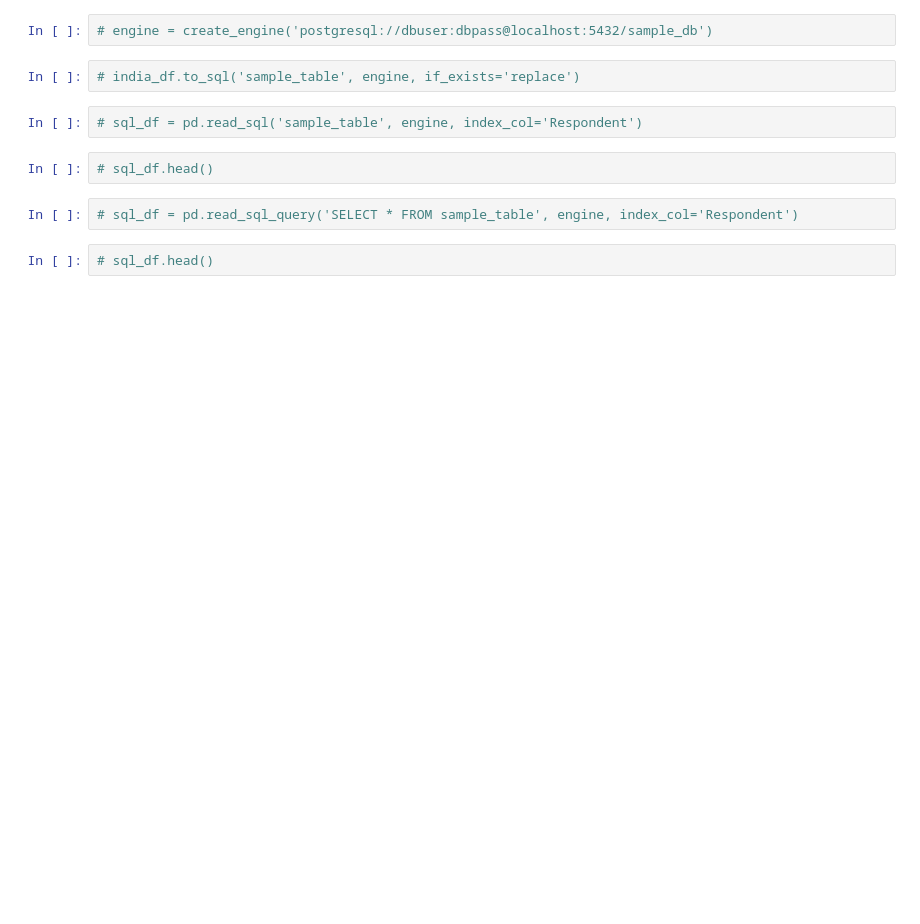
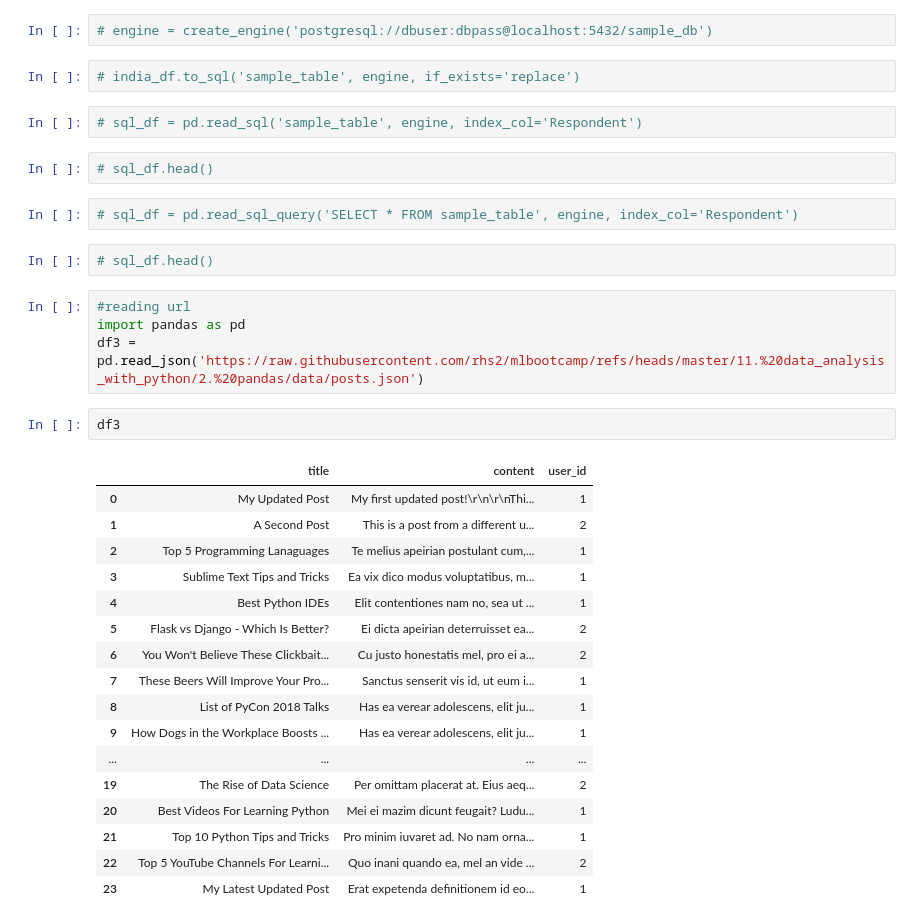
Before and after one commit to rhs2/mlbootcamp, a Jupyter notebook: 11. data_analysis_with_python/2. pandas/12. reading_writing_data_into_excel_json_sql.ipynb, the cells around one changed output. Drawn from its saved outputs; the diff is of its cells as text; blank space fills up the shorter version.

Commit message:
url exporting in pandas

```diff
--- a/11. data_analysis_with_python/2. pandas/12. reading_writing_data_into_excel_json_sql.ipynb
+++ b/11. data_analysis_with_python/2. pandas/12. reading_writing_data_into_excel_json_sql.ipynb
@@ -132,3 +132,27 @@ import psycopg2
 # sql_df = pd.read_sql_query('SELECT * FROM sample_table', engine, index_col='Respondent')
 # %%
 # sql_df.head()
+# %%
+#reading url
+import pandas as pd
+df3 = pd.read_json('https://raw.githubusercontent.com/rhs2/mlbootcamp/refs/heads/master/11.%20data_analysis_with_python/2.%20pandas/data/posts.json')
+# %%
+df3
+# %% [output]
+|  | title | content | user_id |
+| 0 | My Updated Post | My first updated post!\r\n\r\nThi... | 1 |
+| 1 | A Second Post | This is a post from a different u... | 2 |
+| 2 | Top 5 Programming Lanaguages | Te melius apeirian postulant cum,... | 1 |
+| 3 | Sublime Text Tips and Tricks | Ea vix dico modus voluptatibus, m... | 1 |
+| 4 | Best Python IDEs | Elit contentiones nam no, sea ut ... | 1 |
+| 5 | Flask vs Django - Which Is Better? | Ei dicta apeirian deterruisset ea... | 2 |
+| 6 | You Won't Believe These Clickbait... | Cu justo honestatis mel, pro ei a... | 2 |
+| 7 | These Beers Will Improve Your Pro... | Sanctus senserit vis id, ut eum i... | 1 |
+| 8 | List of PyCon 2018 Talks | Has ea verear adolescens, elit ju... | 1 |
+| 9 | How Dogs in the Workplace Boosts ... | Has ea verear adolescens, elit ju... | 1 |
+| ... | ... | ... | ... |
+| 19 | The Rise of Data Science | Per omittam placerat at. Eius aeq... | 2 |
+| 20 | Best Videos For Learning Python | Mei ei mazim dicunt feugait? Ludu... | 1 |
+| 21 | Top 10 Python Tips and Tricks | Pro minim iuvaret ad. No nam orna... | 1 |
+| 22 | Top 5 YouTube Channels For Learni... | Quo inani quando ea, mel an vide ... | 2 |
+| 23 | My Latest Updated Post | Erat expetenda definitionem id eo... | 1 |
```
